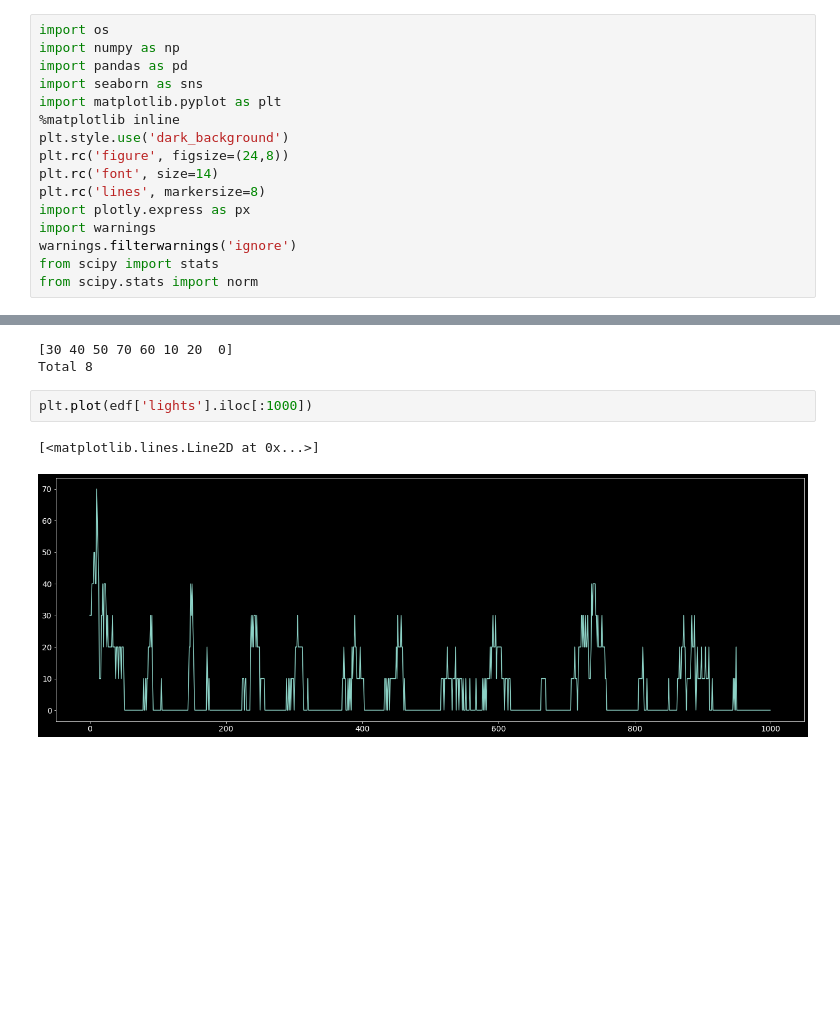
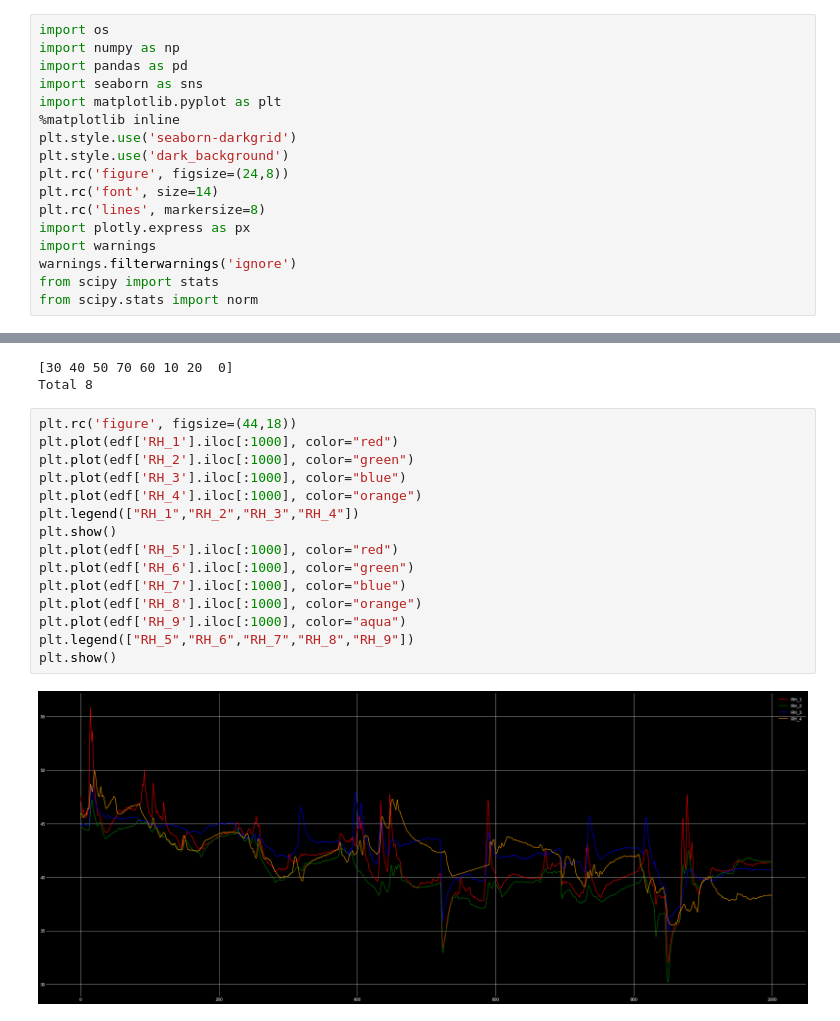
Before and after one commit to ashok2216-A/Energy_EDA, a Jupyter notebook: Energy_EDA.ipynb, the cells around one changed output, grey strips where cells are left out. Cells and saved outputs as stored; diff of their text form; blank space fills up the shorter version.

```diff
--- a/Energy_EDA.ipynb
+++ b/Energy_EDA.ipynb
@@ -69,6 +69,7 @@ import pandas as pd
 import seaborn as sns
 import matplotlib.pyplot as plt
 %matplotlib inline
+plt.style.use('seaborn-darkgrid')
 plt.style.use('dark_background')
 plt.rc('figure', figsize=(24,8))
 plt.rc('font', size=14)
@@ -196,8 +197,20 @@ print('Total',len(edf['lights'].unique()))
 # %% [output]
 [30 40 50 70 60 10 20  0]
 Total 8
-# %%
-plt.plot(edf['lights'].iloc[:1000])
-# %% [output]
-[<matplotlib.lines.Line2D at 0x...>]
-[figure, removed]
+# %%
+plt.rc('figure', figsize=(44,18))
+plt.plot(edf['RH_1'].iloc[:1000], color="red")
+plt.plot(edf['RH_2'].iloc[:1000], color="green")
+plt.plot(edf['RH_3'].iloc[:1000], color="blue")
+plt.plot(edf['RH_4'].iloc[:1000], color="orange")
+plt.legend(["RH_1","RH_2","RH_3","RH_4"])
+plt.show()
+plt.plot(edf['RH_5'].iloc[:1000], color="red")
+plt.plot(edf['RH_6'].iloc[:1000], color="green")
+plt.plot(edf['RH_7'].iloc[:1000], color="blue")
+plt.plot(edf['RH_8'].iloc[:1000], color="orange")
+plt.plot(edf['RH_9'].iloc[:1000], color="aqua")
+plt.legend(["RH_5","RH_6","RH_7","RH_8","RH_9"])
+plt.show()
+# %% [output]
+[figure, added]
```
Also changed, not shown: parts of 2 cells of this notebook.
